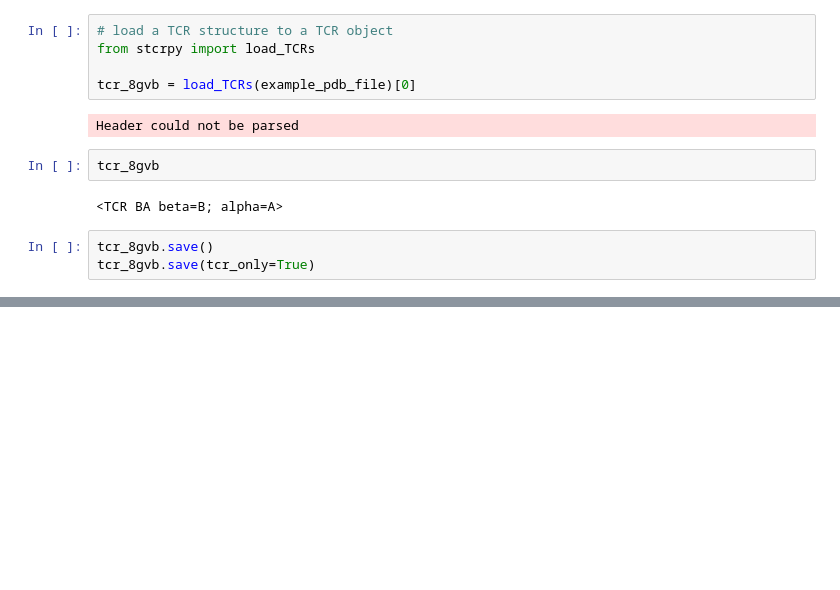
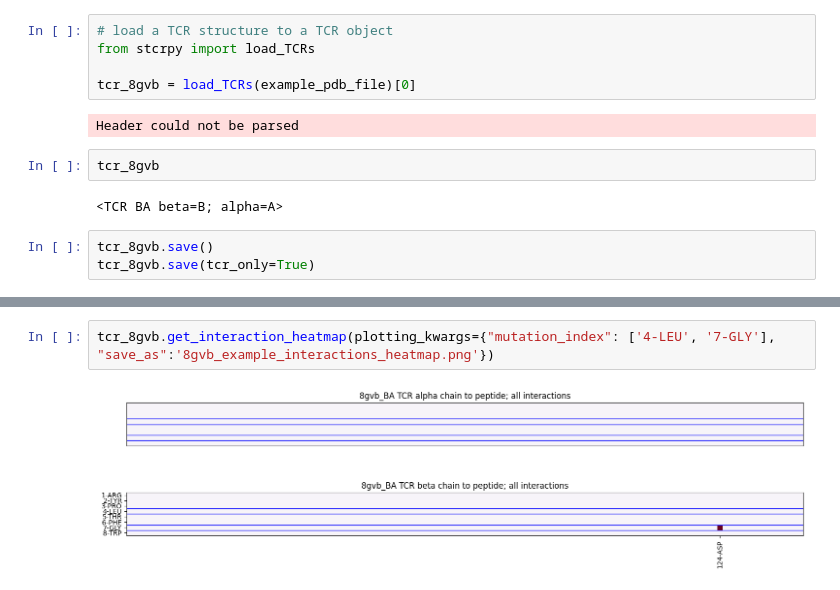
Before and after one commit to npqst/STCRpy, a Jupyter notebook: examples/STCRpy_examples.ipynb, the cells around one changed output, grey strips where cells are left out. Cells and saved outputs as stored; diff of their text form; blank space fills up the shorter version.

Commit message:
updated readme and add examples

```diff
--- a/examples/STCRpy_examples.ipynb
+++ b/examples/STCRpy_examples.ipynb
@@ -60,3 +63,7 @@ tcr_beta_peptide_interactions
+# %%
+tcr_8gvb.get_interaction_heatmap(plotting_kwargs={"mutation_index": ['4-LEU', '7-GLY'], "save_as":'8gvb_example_interactions_heatmap.png'})
+# %% [output]
+[figure, added]
 # %%
 tcr_8gvb.visualise_interactions(save_as='8gvb_BA_interactions.pse', antigen_residues_to_highlight=[6, 4])
 # %% [output]
```
Also changed, not shown: parts of 6 cells of this notebook, 6 other files.
